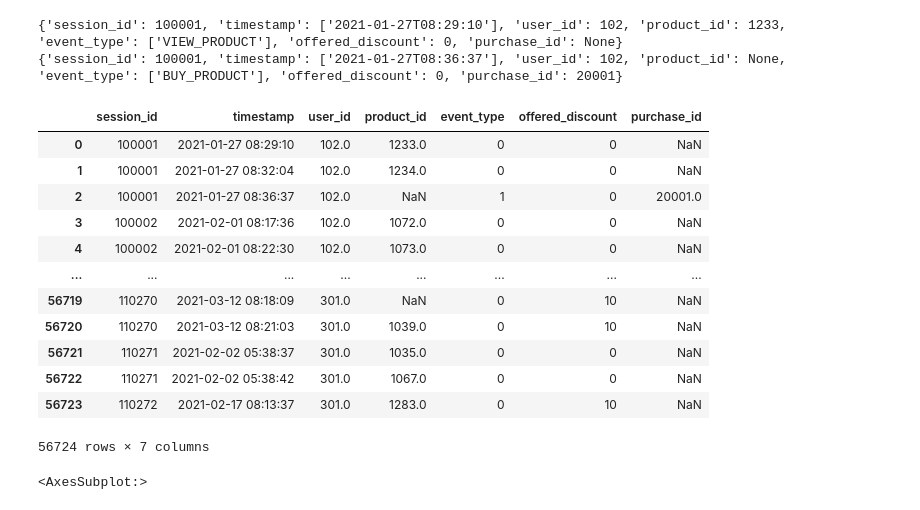
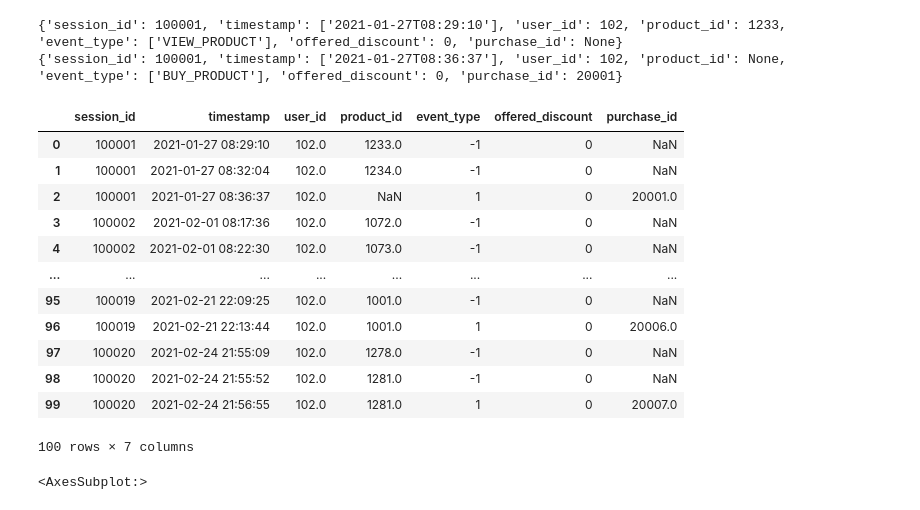
Before and after one commit to tiskus333/AI_discount_predicition, a Jupyter notebook: data_analysis.ipynb, the cells around one changed output. Cells and saved outputs as stored; diff of their text form; code cells hidden in the pictures.

```diff
--- a/data_analysis.ipynb
+++ b/data_analysis.ipynb
@@ -53,21 +53,21 @@ cleanup = {"event_type":{"BUY_PRODUCT":1, "VIEW_PRODUCT":-1}}
 data = data.replace(cleanup)
 #data = data.fillna(0)
 # %%
-data
+data[0:100]
 # %% [output]
 |  | session_id | timestamp | user_id | product_id | event_type | offered_discount | purchase_id |
-| 0 | 100001 | 2021-01-27 08:29:10 | 102.0 | 1233.0 | 0 | 0 | NaN |
-| 1 | 100001 | 2021-01-27 08:32:04 | 102.0 | 1234.0 | 0 | 0 | NaN |
+| 0 | 100001 | 2021-01-27 08:29:10 | 102.0 | 1233.0 | -1 | 0 | NaN |
+| 1 | 100001 | 2021-01-27 08:32:04 | 102.0 | 1234.0 | -1 | 0 | NaN |
 | 2 | 100001 | 2021-01-27 08:36:37 | 102.0 | NaN | 1 | 0 | 20001.0 |
-| 3 | 100002 | 2021-02-01 08:17:36 | 102.0 | 1072.0 | 0 | 0 | NaN |
-| 4 | 100002 | 2021-02-01 08:22:30 | 102.0 | 1073.0 | 0 | 0 | NaN |
+| 3 | 100002 | 2021-02-01 08:17:36 | 102.0 | 1072.0 | -1 | 0 | NaN |
+| 4 | 100002 | 2021-02-01 08:22:30 | 102.0 | 1073.0 | -1 | 0 | NaN |
 | ... | ... | ... | ... | ... | ... | ... | ... |
-| 56719 | 110270 | 2021-03-12 08:18:09 | 301.0 | NaN | 0 | 10 | NaN |
-| 56720 | 110270 | 2021-03-12 08:21:03 | 301.0 | 1039.0 | 0 | 10 | NaN |
-| 56721 | 110271 | 2021-02-02 05:38:37 | 301.0 | 1035.0 | 0 | 0 | NaN |
-| 56722 | 110271 | 2021-02-02 05:38:42 | 301.0 | 1067.0 | 0 | 0 | NaN |
-| 56723 | 110272 | 2021-02-17 08:13:37 | 301.0 | 1283.0 | 0 | 10 | NaN |
+| 95 | 100019 | 2021-02-21 22:09:25 | 102.0 | 1001.0 | -1 | 0 | NaN |
+| 96 | 100019 | 2021-02-21 22:13:44 | 102.0 | 1001.0 | 1 | 0 | 20006.0 |
+| 97 | 100020 | 2021-02-24 21:55:09 | 102.0 | 1278.0 | -1 | 0 | NaN |
+| 98 | 100020 | 2021-02-24 21:55:52 | 102.0 | 1281.0 | -1 | 0 | NaN |
+| 99 | 100020 | 2021-02-24 21:56:55 | 102.0 | 1281.0 | 1 | 0 | 20007.0 |
-56724 rows × 7 columns
+100 rows × 7 columns
 # %%
 
 plt.figure(figsize=(17,17))
```
Also changed, not shown: parts of 19 cells of this notebook, 1 other file.
